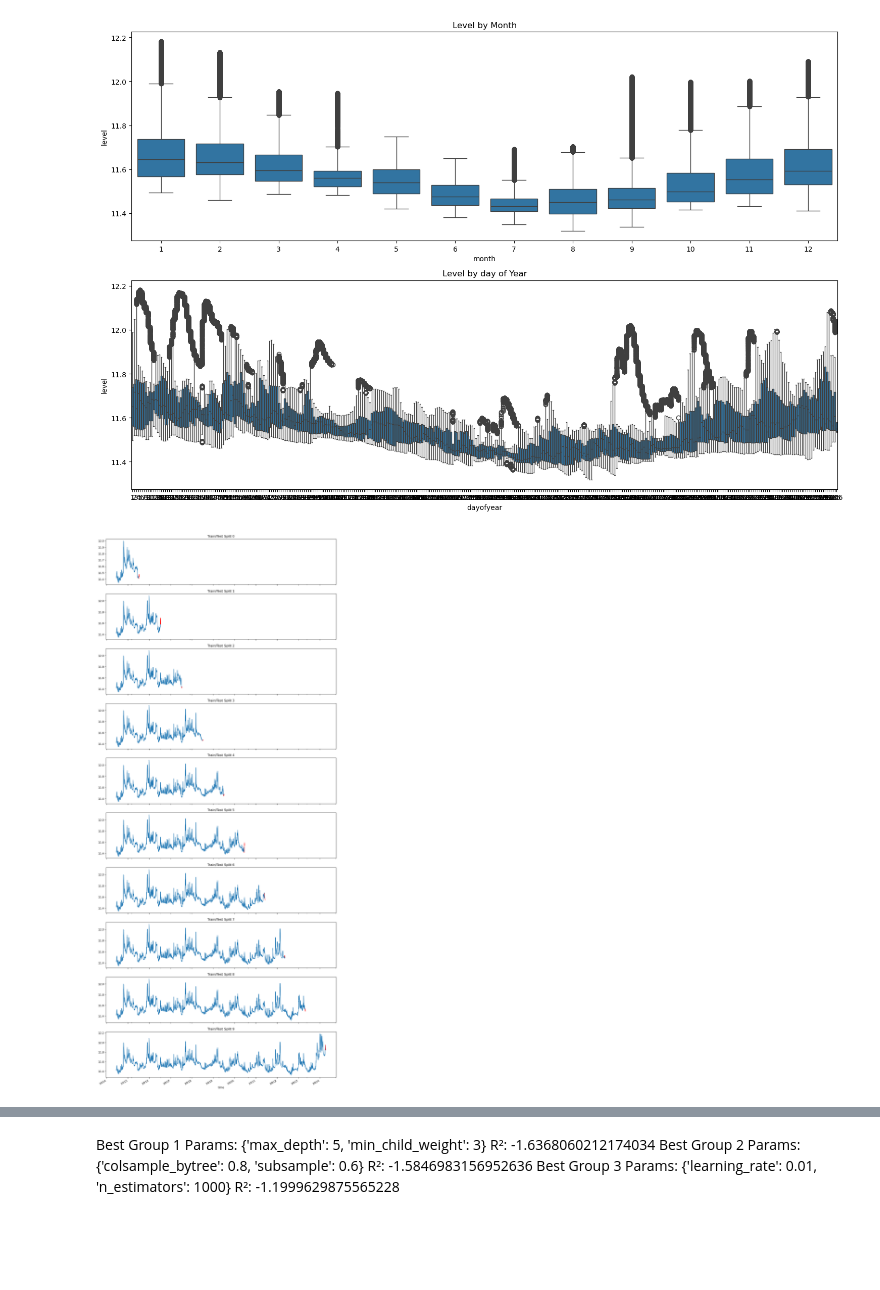
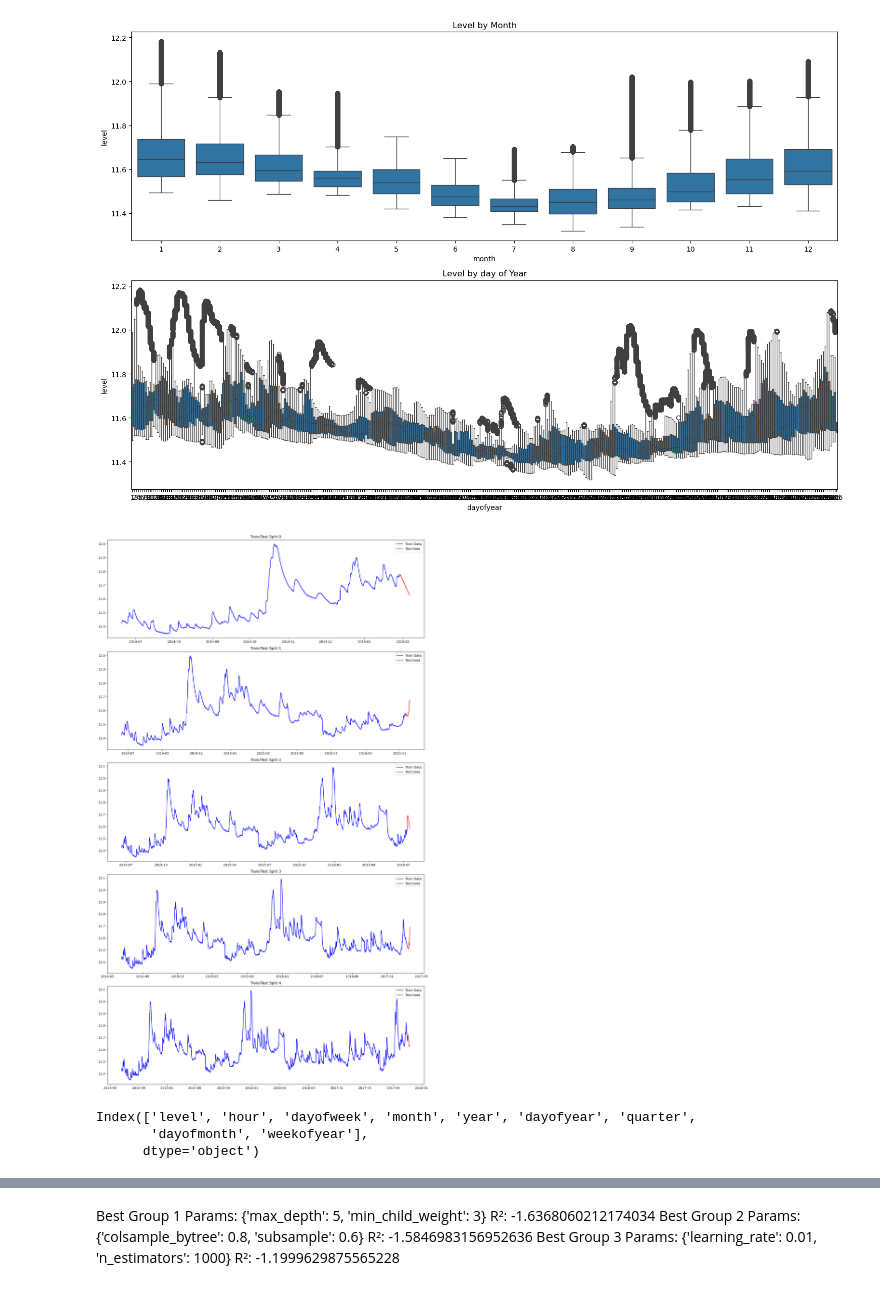
Before and after one commit to VictorJustesen/Water-level-forecasting, a Jupyter notebook: forecasting.ipynb, the cells around one changed output, grey strips where cells are left out. Drawn from its saved outputs; the diff is of its cells as text; code cells hidden in the pictures; blank space fills up the shorter version.

```diff
--- a/forecasting.ipynb
+++ b/forecasting.ipynb
@@ -105,18 +105,18 @@ df.plot( figsize=(15, 5), title="Water level Sengeløse ")
 def create_features(df):
 
     df = df.copy()
-    #df['hour'] = df.index.hour
-    #df['dayofweek'] = df.index.dayofweek
+    df['hour'] = df.index.hour
+    df['dayofweek'] = df.index.dayofweek
     df['month'] = df.index.month
-    #df['year'] = df.index.year
+    df['year'] = df.index.year
     df['dayofyear'] = df.index.dayofyear
-    #df['quarter'] = df.index.quarter
-    #df['dayofmonth'] = df.index.day
+    df['quarter'] = df.index.quarter
+    df['dayofmonth'] = df.index.day
     df['weekofyear'] = df.index.isocalendar().week
     return df
 
 df = create_features(df)
-df['time_numeric'] = (df.index - df.index.min()) / pd.Timedelta(minutes=15)
+#df['time_numeric'] = (df.index - df.index.min()) / pd.Timedelta(minutes=15)
 # %%
 fig, axs = plt.subplots(2, 1, figsize=(15, 10))
 
@@ -141,13 +141,13 @@ def add_lags(df):
     #    df[f'lag_{hours}h'] = (df.index - pd.Timedelta(hours, unit='h')).map(target_map)
 
     # Add daily lags for the last 7 .. 31days
-    for days in range(7, 31):
+    for days in range(7, 7):
         df[f'lag_{days}d'] = (df.index - pd.Timedelta(days, unit='d')).map(target_map)
     df=df.bfill()
 
     return df
 
-#df = add_lags(df)
+df = add_lags(df)
 # %%
 #split function
 
@@ -168,21 +168,32 @@ def split(n_splits=10,test_size=4 * 24 * 7, df=df):
 
         yield train_idx, test_idx
 # %%
-n_splits = 10
-test_size=4 * 24 * 7
+
+n_splits = 15  # Total intended splits, not directly used for plotting
+test_size = 4 * 24 * 7
+display_splits = 5  # Number of splits to display
 
 # Plotting
-fig, axs = plt.subplots(n_splits, 1, figsize=(15, n_splits * 4), sharex=True)
+fig, axs = plt.subplots(display_splits, 1, figsize=(15, 5 * display_splits))  #
 
-# Use the custom time series split function
-for fold, (train_idx, test_idx) in enumerate(split(n_splits)):
+count = 0
+for train_idx, test_idx in split(n_splits):
+    if count >= display_splits:
+        break
+
     train = df.iloc[train_idx]
     test = df.iloc[test_idx]
 
-    train["level"].plot(ax=axs[fold], title=f"Train/Test Split {fold}")
-    test["level"].plot(ax=axs[fold], color='red')
+    # Plot on the corresponding subplot axis
+    axs[count].plot(train.index, train["level"], label='Train Data', color='blue')
+    axs[count].plot(test.index, test["level"], label='Test Data', color='red')
+    axs[count].set_title(f"Train/Test Split {count}")
+    axs[count].legend()
 
+    count += 1  # Increment to move to the next subplot
+
+plt.tight_layout()  # Adjust layout to make sure labels and titles don't overlap
 plt.show()
 # %% [output]
-[figure, old version]
+[figure, new version]
 # %%
@@ -215,2 +247,8 @@ warnings.filterwarnings("ignore", category=FutureWarning, module="statsmodels")
+# %%
+print(df.columns)
+# %% [output]
+Index(['level', 'hour', 'dayofweek', 'month', 'year', 'dayofyear', 'quarter',
+       'dayofmonth', 'weekofyear'],
+      dtype='object')
 # %%
 
```
Also changed, not shown: parts of 12 cells of this notebook.
